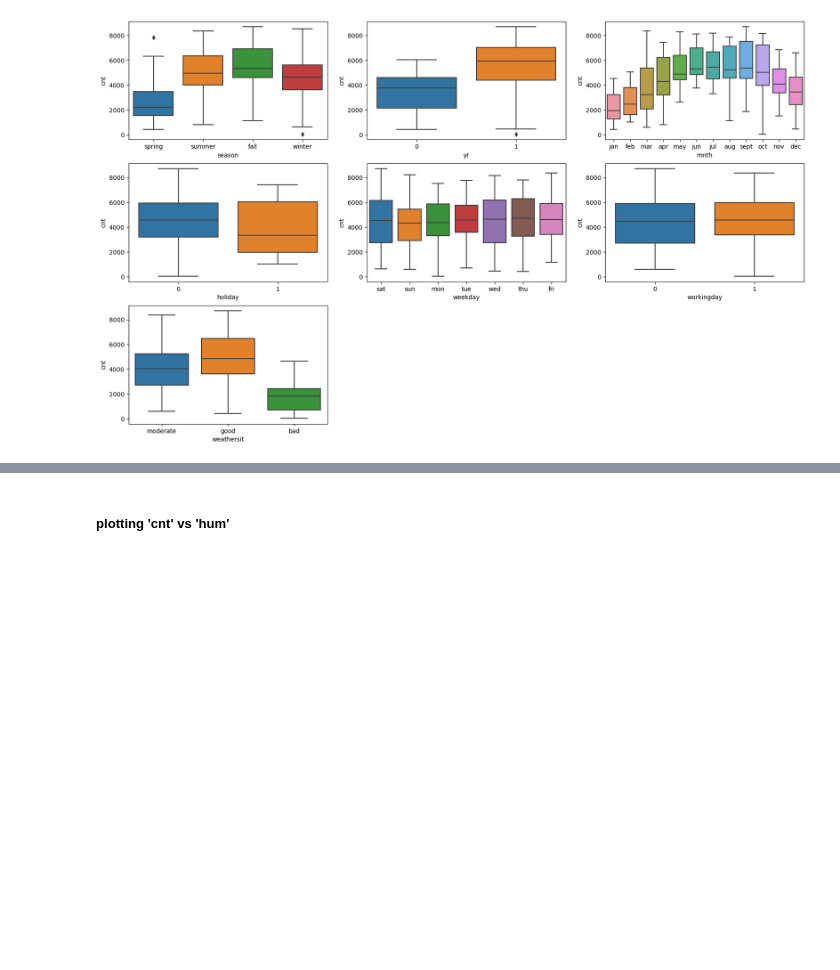
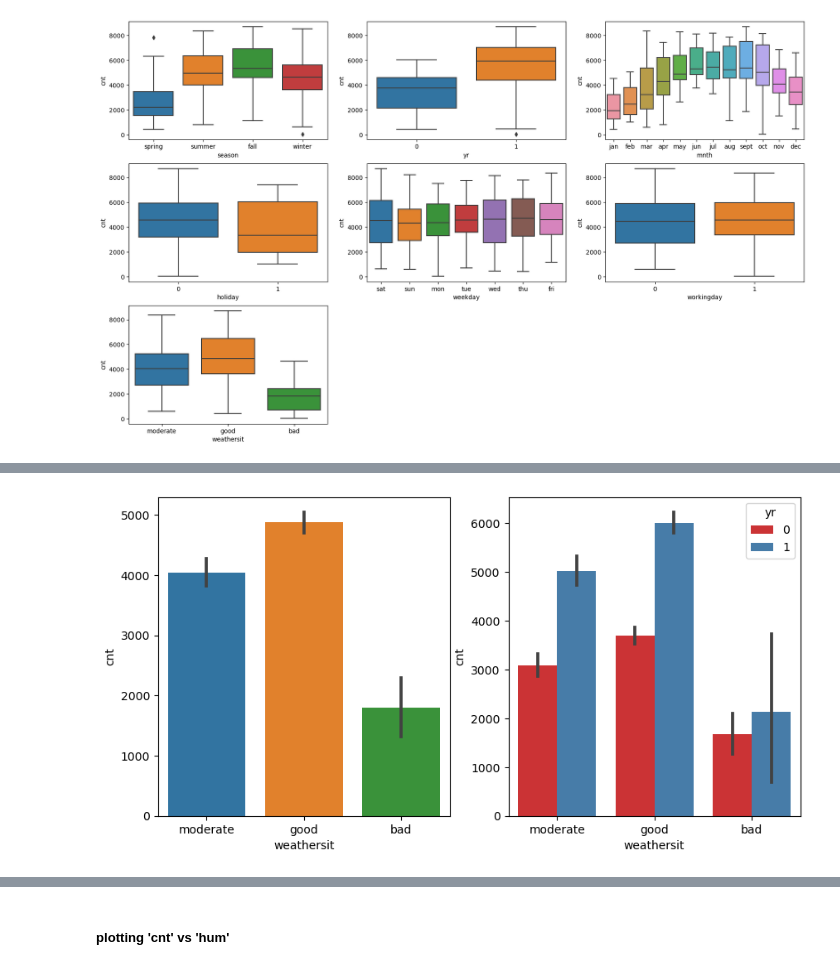
Before and after one commit to SanjayaKumarSahoo/bike-sharing-case-study, a Jupyter notebook: bike-sharing-(Sanjaya-Kumar-Sahoo).ipynb, the cells around one changed output, grey strips where cells are left out. Cells and saved outputs as stored; diff of their text form; code cells hidden in the pictures; blank space fills up the shorter version.

```diff
--- a/bike-sharing-(Sanjaya-Kumar-Sahoo).ipynb
+++ b/bike-sharing-(Sanjaya-Kumar-Sahoo).ipynb
@@ -397,0 +413,5 @@ plt.show()
+# %%
+# bar plot cnt vs weathersit and across yr 2018, 2019
+create_bar_plot('weathersit')
+# %% [output]
+[figure, added]
```
Also changed, not shown: parts of 49 cells of this notebook, 2 other files.
